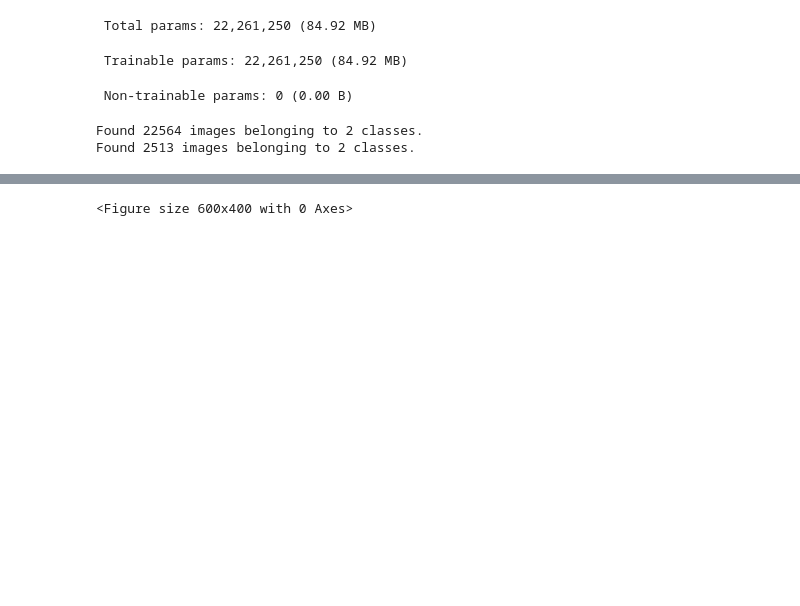
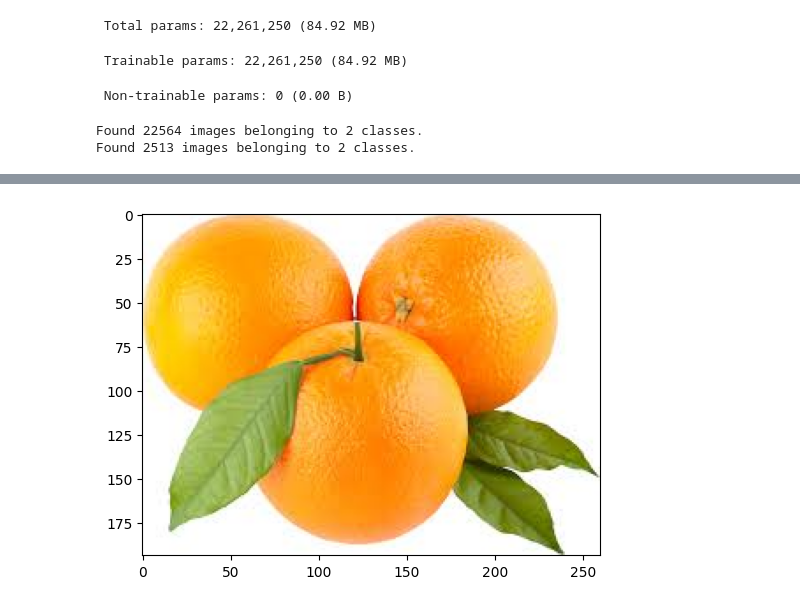
Before and after one commit to Shraddha-Chaudhari356/To-develop-a-CNN-model-to-classify-images-of-plastic-waste, a Jupyter notebook: wasteclassification.ipynb, the cells around one changed output, grey strips where cells are left out. Cells and saved outputs as stored; diff of their text form; code cells hidden in the pictures; blank space fills up the shorter version.

```diff
--- a/wasteclassification.ipynb
+++ b/wasteclassification.ipynb
@@ -313,4 +224,0 @@ model.save('plastic_waste_classification_model.keras')
-# %%
-
-from tensorflow.keras.models import load_model
-model=load_model('plastic_waste_classification_model.keras')
@@ -394,6 +255,8 @@ def predict_fun(img):
     elif result == 1:
         print('The image shown is Organic waste')
 # %%
-test_img = cv2.imread('DATASET\TRAIN\O')
+import cv2  # Import OpenCV
+import numpy as np  # Import NumPy
+test_img = cv2.imread('DATASET\TRAIN\O\O_11108.jpg')
 predict_fun(test_img)
 # %% [output]
@@ -401 +265 @@ error: OpenCV(4.10.0) D:\a\opencv-python\opencv-python\opencv\modules\imgproc\sr
-<Figure size 600x400 with 0 Axes>
+[figure, added]
```
Also changed, not shown: parts of 22 cells of this notebook.
